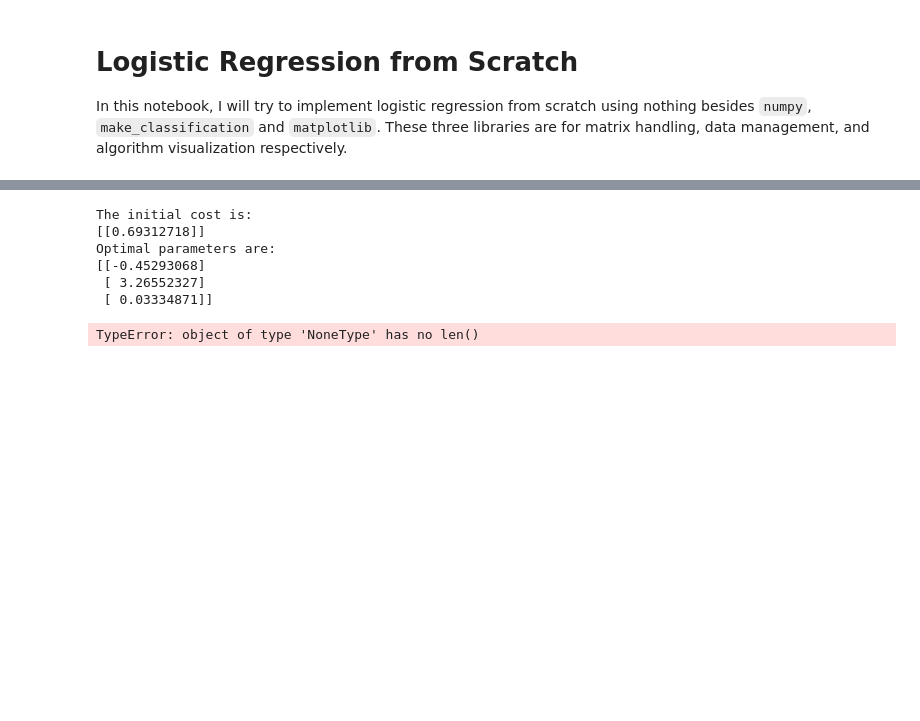
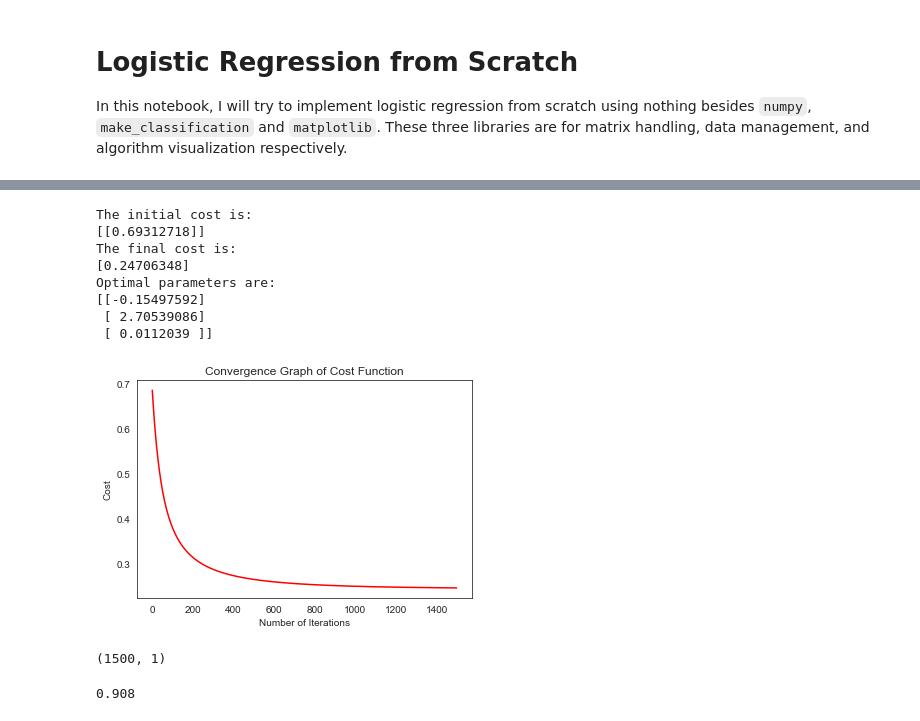
Before and after one commit to athreyaanand/ML-from-scratch, a Jupyter notebook: LogisticRegression/LogisticRegression.ipynb, the cells around one changed output, grey strips where cells are left out. Cells and saved outputs as stored; diff of their text form; code cells hidden in the pictures; blank space fills up the shorter version.

```diff
--- a/LogisticRegression/LogisticRegression.ipynb
+++ b/LogisticRegression/LogisticRegression.ipynb
@@ -20,11 +20,11 @@ def compute_cost(X, y, theta):
 # %%
 def gradient_descent(X, y, params, learning_rate, iterations):
     m = len(y)
-    cost_history = []
+    cost_history = np.zeros((iterations, 1))
 
     for i in range(iterations):
         params = params - (learning_rate/m) * (X.T @ (sigmoid(X @ params) - y))
-        cost_history.append(compute_cost(X, y, params))
+        cost_history[i] = compute_cost(X, y, params)
 
     return (cost_history, params)
 # %%
@@ -44,35 +47,45 @@ sns.scatterplot(X[:,0],X[:,1],hue=y.reshape(-1));
 m = len(y)
 
 # add bias term into X
 X = np.hstack((np.ones((m, 1)), X))
 n = np.size(X, 1)
 params = np.zeros((n, 1))
 
 iterations = 1500
 learning_rate = 0.03
 
 initial_cost = compute_cost(X, y, params)
 
 print(f'The initial cost is: \n{initial_cost}')
 
 (cost_history, optimal_params) = gradient_descent(X, y, params, learning_rate, iterations)
-cost_history = np.array(cost_history).resize((1500,))
 
+print(f'The final cost is: \n{cost_history[-1]}')
 print(f'Optimal parameters are: \n{optimal_params}\n')
 
 plt.plot(range(len(cost_history)), cost_history, 'r')
 
 plt.title("Convergence Graph of Cost Function")
 plt.xlabel("Number of Iterations")
 plt.ylabel("Cost")
 plt.show()
 
 cost_history.shape
 # %% [output]
 The initial cost is:
 [[0.69312718]]
+The final cost is:
+[0.24706348]
 Optimal parameters are:
-[[-0.45293068]
- [ 3.26552327]
- [ 0.03334871]]
+[[-0.15497592]
+ [ 2.70539086]
+ [ 0.0112039 ]]
+[figure, added]
-TypeError: object of type 'NoneType' has no len()
+(1500, 1)
+# %%
+y_pred = predict(X, optimal_params)
+score = float(sum(y_pred == y)) / float(len(y))
+
+print(score)
+# %% [output]
+0.908
```
Also changed, not shown: parts of 2 cells of this notebook.
